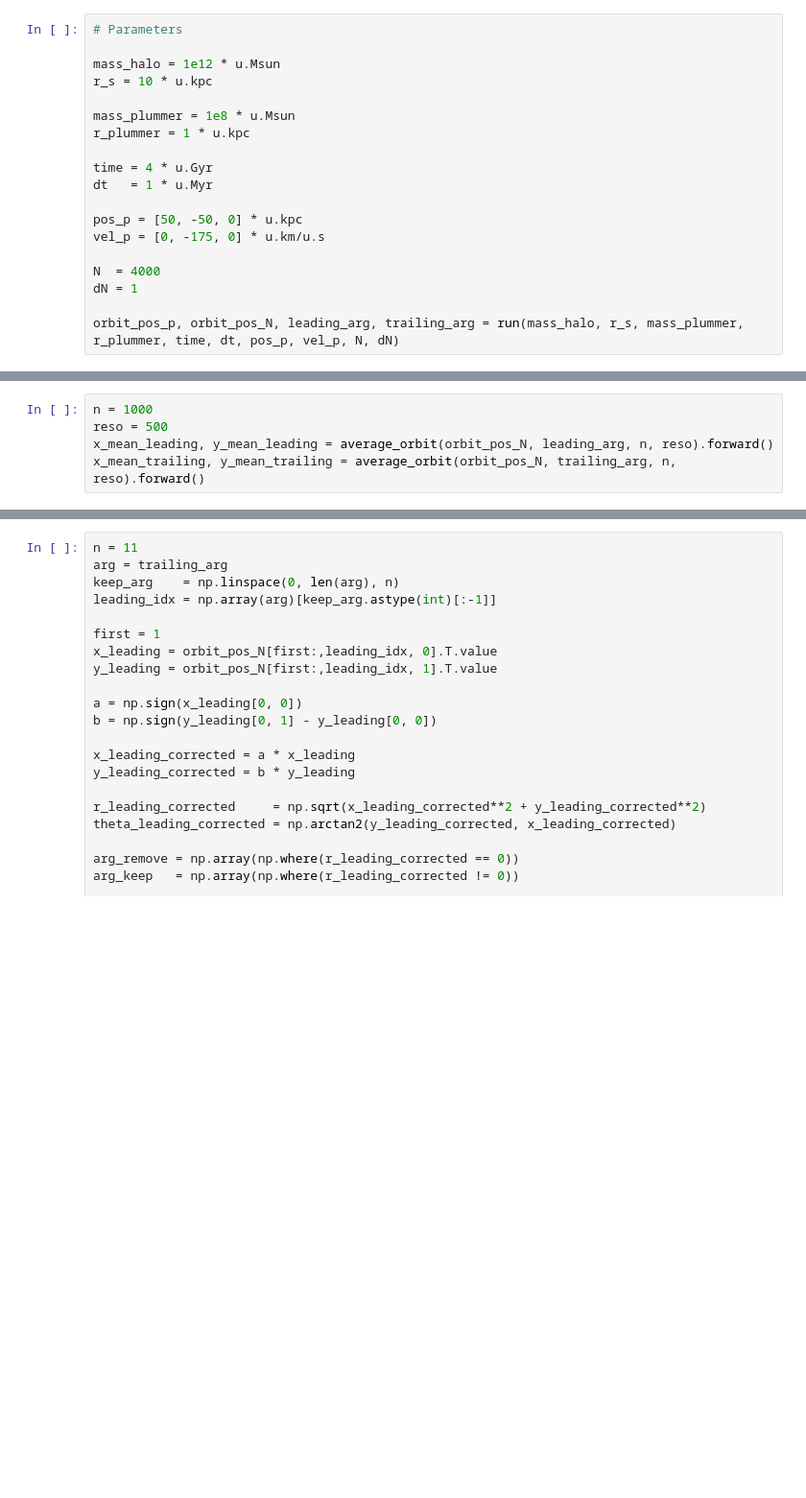
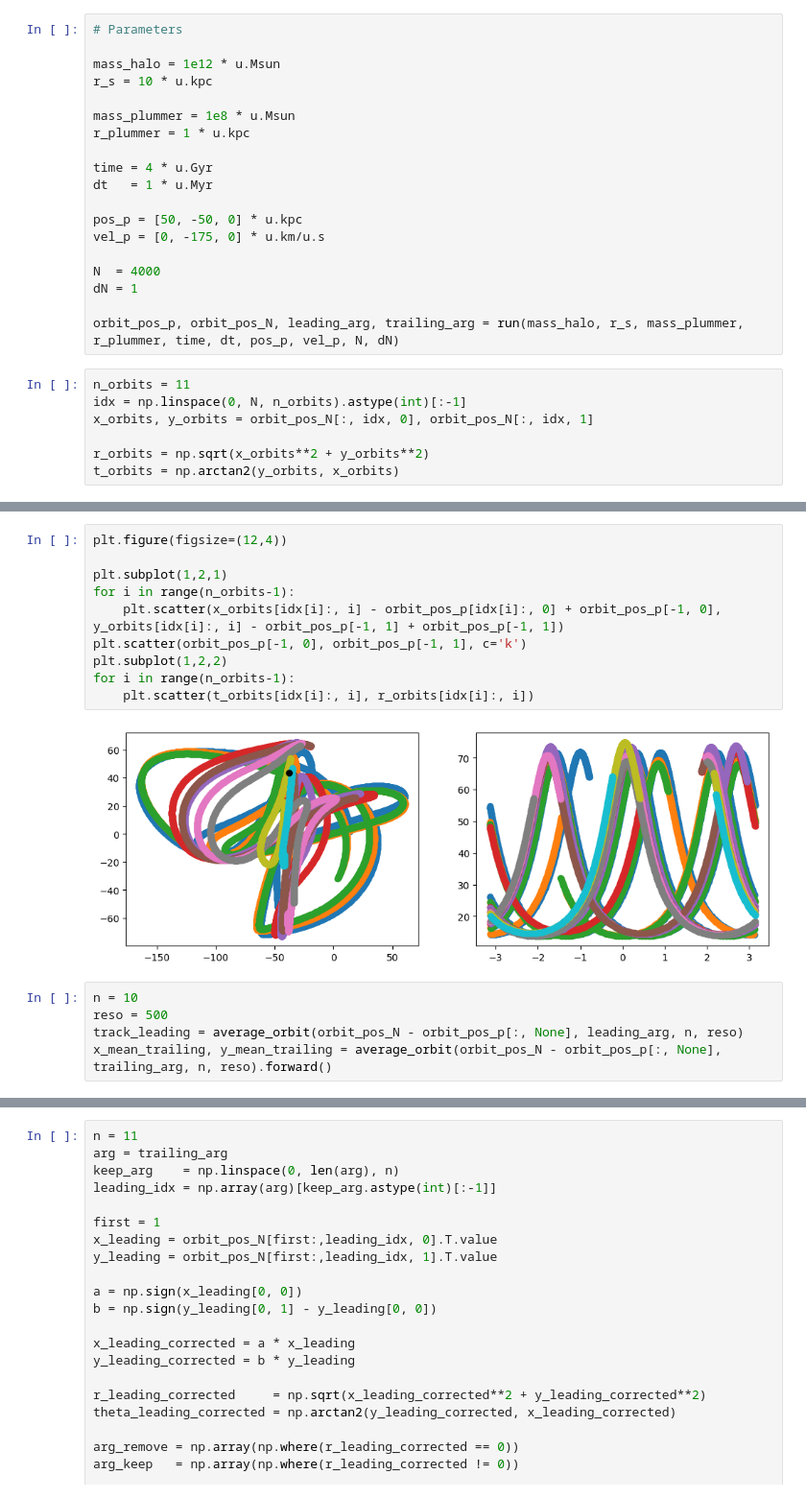
Before and after one commit to David-Chemaly/Nibaueur2023, a Jupyter notebook: Gala_stream.ipynb, the cells around one changed output, grey strips where cells are left out. Shown at 96% size. Cells and saved outputs as stored; diff of their text form; blank space fills up the shorter version.

```diff
--- a/Gala_stream.ipynb
+++ b/Gala_stream.ipynb
@@ -40,3 +40,10 @@ N  = 4000
 dN = 1
 
 orbit_pos_p, orbit_pos_N, leading_arg, trailing_arg = run(mass_halo, r_s, mass_plummer, r_plummer, time, dt, pos_p, vel_p, N, dN)
+# %%
+n_orbits = 11
+idx = np.linspace(0, N, n_orbits).astype(int)[:-1]
+x_orbits, y_orbits = orbit_pos_N[:, idx, 0], orbit_pos_N[:, idx, 1]
+
+r_orbits = np.sqrt(x_orbits**2 + y_orbits**2)
+t_orbits = np.arctan2(y_orbits, x_orbits)
@@ -43,5 +135,17 @@ orbit_pos_p, orbit_pos_N, leading_arg, trailing_arg = run(mass_halo, r_s, mass_p
+# %%
+plt.figure(figsize=(12,4))
+
+plt.subplot(1,2,1)
+for i in range(n_orbits-1):
+    plt.scatter(x_orbits[idx[i]:, i] - orbit_pos_p[idx[i]:, 0] + orbit_pos_p[-1, 0], y_orbits[idx[i]:, i] - orbit_pos_p[-1, 1] + orbit_pos_p[-1, 1])
+plt.scatter(orbit_pos_p[-1, 0], orbit_pos_p[-1, 1], c='k')
+plt.subplot(1,2,2)
+for i in range(n_orbits-1):
+    plt.scatter(t_orbits[idx[i]:, i], r_orbits[idx[i]:, i])
+# %% [output]
+[figure, added]
 # %%
-n = 1000
+n = 10
 reso = 500
-x_mean_leading, y_mean_leading = average_orbit(orbit_pos_N, leading_arg, n, reso).forward()
-x_mean_trailing, y_mean_trailing = average_orbit(orbit_pos_N, trailing_arg, n, reso).forward()
+track_leading = average_orbit(orbit_pos_N - orbit_pos_p[:, None], leading_arg, n, reso)
+x_mean_trailing, y_mean_trailing = average_orbit(orbit_pos_N - orbit_pos_p[:, None],  trailing_arg, n, reso).forward()
```
Also changed, not shown: parts of 16 cells of this notebook.
